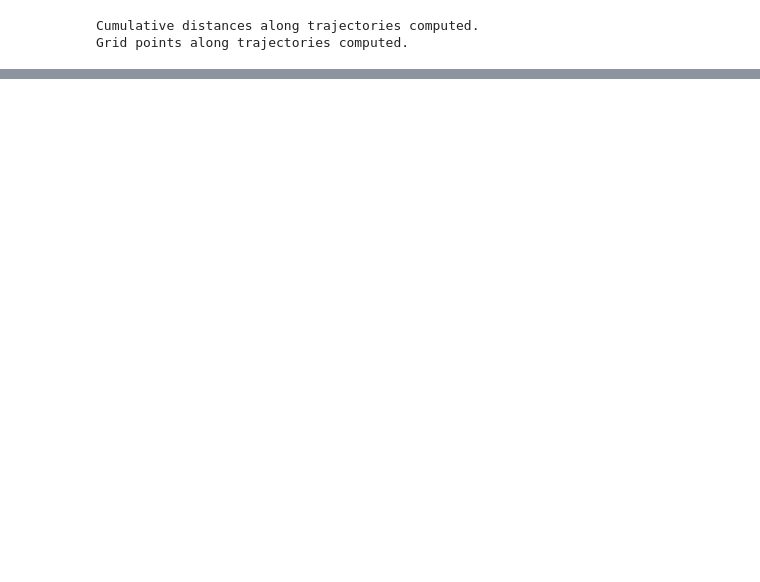
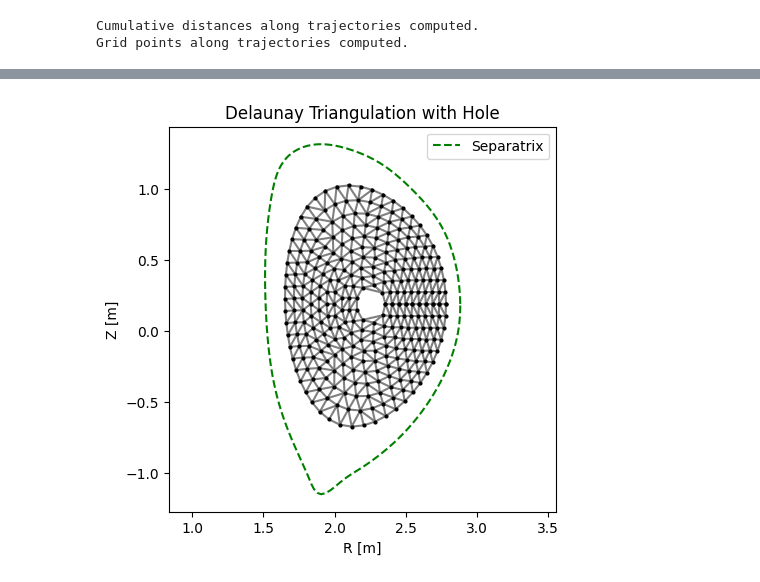
Before and after one commit to swarajsao1/Plasma, a Jupyter notebook: DTT/DTT_P/DTT.ipynb, the cells around one changed output, grey strips where cells are left out. Cells and saved outputs as stored; diff of their text form; code cells hidden in the pictures; blank space fills up the shorter version.

```diff
--- a/DTT/DTT_P/DTT.ipynb
+++ b/DTT/DTT_P/DTT.ipynb
@@ -183,0 +202,11 @@ plt.show()
+# %%
+distances_to_axis = []
+for tri_indices in tri.simplices:
+    p1, p2, p3 = points[tri_indices]
+
+    centroid_r, centroid_z = (p1 + p2 + p3) / 3
+
+    distance = np.sqrt((centroid_r - g.rmaxis)**2 + (centroid_z - g.zmaxis)**2)
+    distances_to_axis.append(distance)
+
+distances_to_axis
@@ -183,0 +231,30 @@ plt.show()
+# %%
+hole_radius = 0.1
+
+filtered_triangles_with_hole = []
+
+for tri_indices in tri.simplices:
+    p1, p2, p3 = points[tri_indices]
+
+    centroid_r, centroid_z = (p1 + p2 + p3) / 3
+
+    distance = np.sqrt((centroid_r - g.rmaxis)**2 + (centroid_z - g.zmaxis)**2)
+
+    if distance > hole_radius:
+        # print(f"Triangle with vertices {p1}, {p2}, {p3} is too close to the magnetic axis and will be removed.")
+        filtered_triangles_with_hole.append(tri_indices)
+
+filtered_triangles_with_hole = np.array(filtered_triangles_with_hole)
+# %%
+plt.figure(figsize=(5,5))
+plt.triplot(points[:,0], points[:,1], filtered_triangles_with_hole, color='gray', markersize=2)
+plt.plot(points[:,0], points[:,1], 'ko', markersize=2)
+plt.plot(g.rbdry, g.zbdry, 'g--', label = "Separatrix")
+plt.title("Delaunay Triangulation with Hole")
+plt.xlabel("R [m]")
+plt.ylabel("Z [m]")
+plt.axis('equal')
+plt.legend(loc='upper right')
+plt.show()
+# %% [output]
+[figure, added]
```
Also changed, not shown: parts of 8 cells of this notebook, 1 other file.
